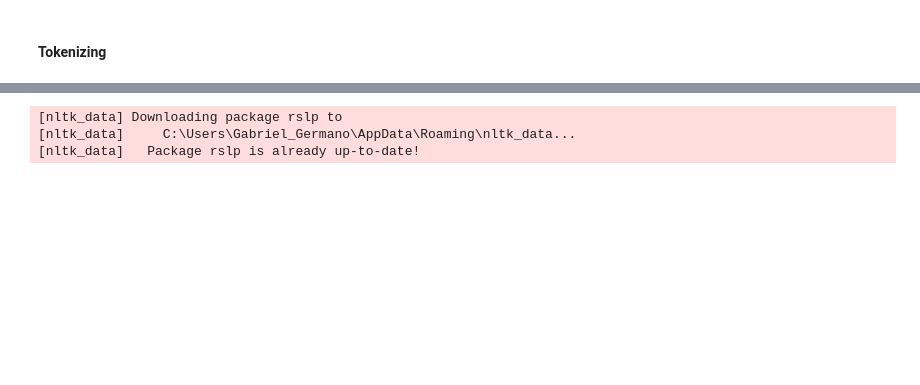
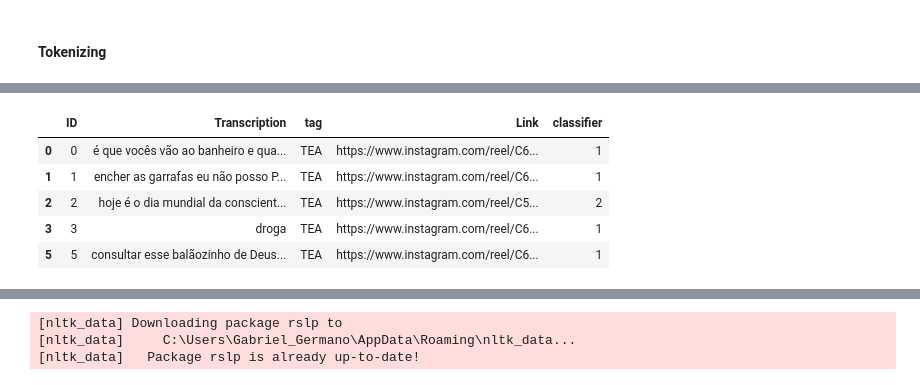
Before and after one commit to Gabrielgermanoo/MindVid_Research, a Jupyter notebook: Notebooks/TestNLP.ipynb, the cells around one changed output, grey strips where cells are left out. Saved outputs shown, nothing was run; the diff lists cells and outputs as text; code cells hidden in the pictures; blank space fills up the shorter version.

```diff
--- a/Notebooks/TestNLP.ipynb
+++ b/Notebooks/TestNLP.ipynb
@@ -37,3 +39,30 @@ sent_tokenize(df['Transcription'].iloc[0])
+# %%
+# Using one hot encoding
+dictionary = dict({
+    "experiência pessoal": 1,
+    "útil": 2,
+    "enganoso": 3,
+    "excluído (espanhol)": 4
+})
+
+# Replacing in Classifier column and removing blank spaces in the end
+df['classifier'] = df['classifier'].str.rstrip()
+# Change to lower case
+df['classifier'] = df['classifier'].str.lower()
+# Converting to one hot encoding
+df['classifier'] = df['classifier'].replace(dictionary)
+df = df[~df['classifier'].apply(lambda x: isinstance(x, str))]
+
+#Remove rows with 4 value
+df = df[df['classifier'] != 4]
+df.head()
+# %% [output]
+|  | ID | Transcription | tag | Link | classifier |
+| 0 | 0 | é que vocês vão ao banheiro e qua... | TEA | https://www.instagram.com/reel/C6... | 1 |
+| 1 | 1 | encher as garrafas eu não posso P... | TEA | https://www.instagram.com/reel/C6... | 1 |
+| 2 | 2 | hoje é o dia mundial da conscient... | TEA | https://www.instagram.com/reel/C5... | 2 |
+| 3 | 3 | droga | TEA | https://www.instagram.com/reel/C6... | 1 |
+| 5 | 5 | consultar esse balãozinho de Deus... | TEA | https://www.instagram.com/reel/C6... | 1 |
 # %%
 df['tokenized_words'] = df['Transcription'].apply(lambda x: word_tokenize(x))
 df.head()
```
Also changed, not shown: parts of 21 cells of this notebook, 4 other files.
